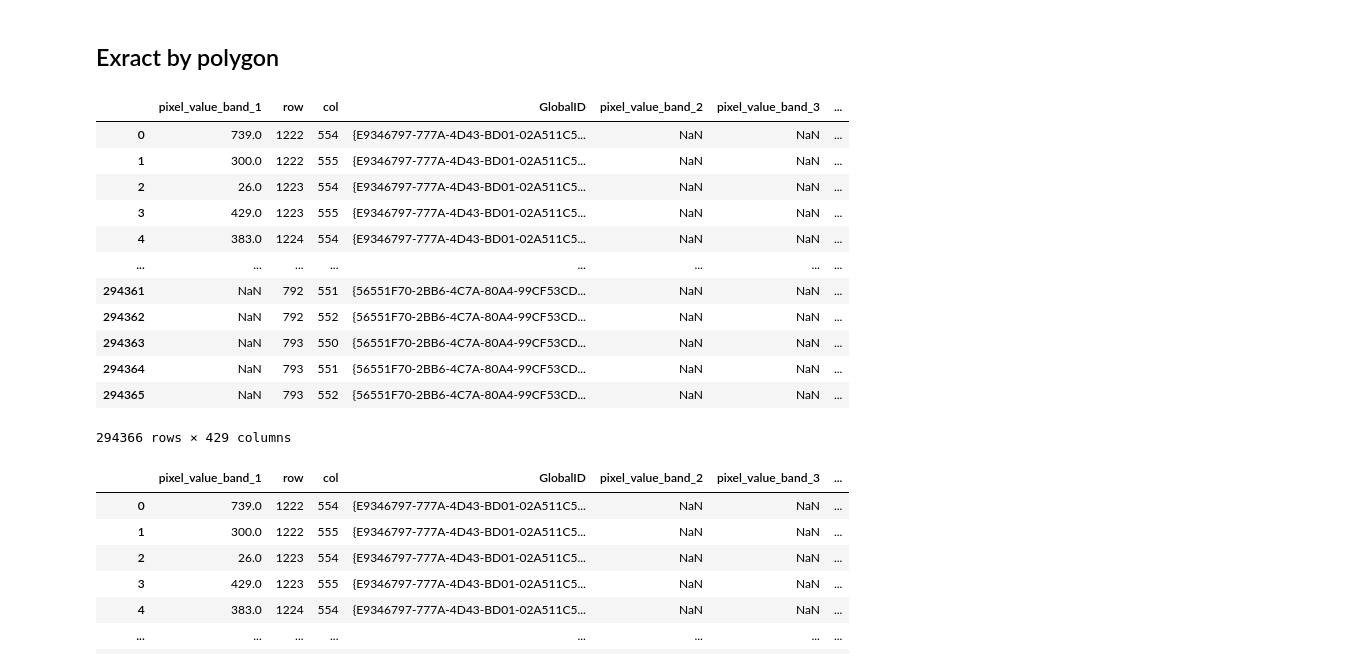
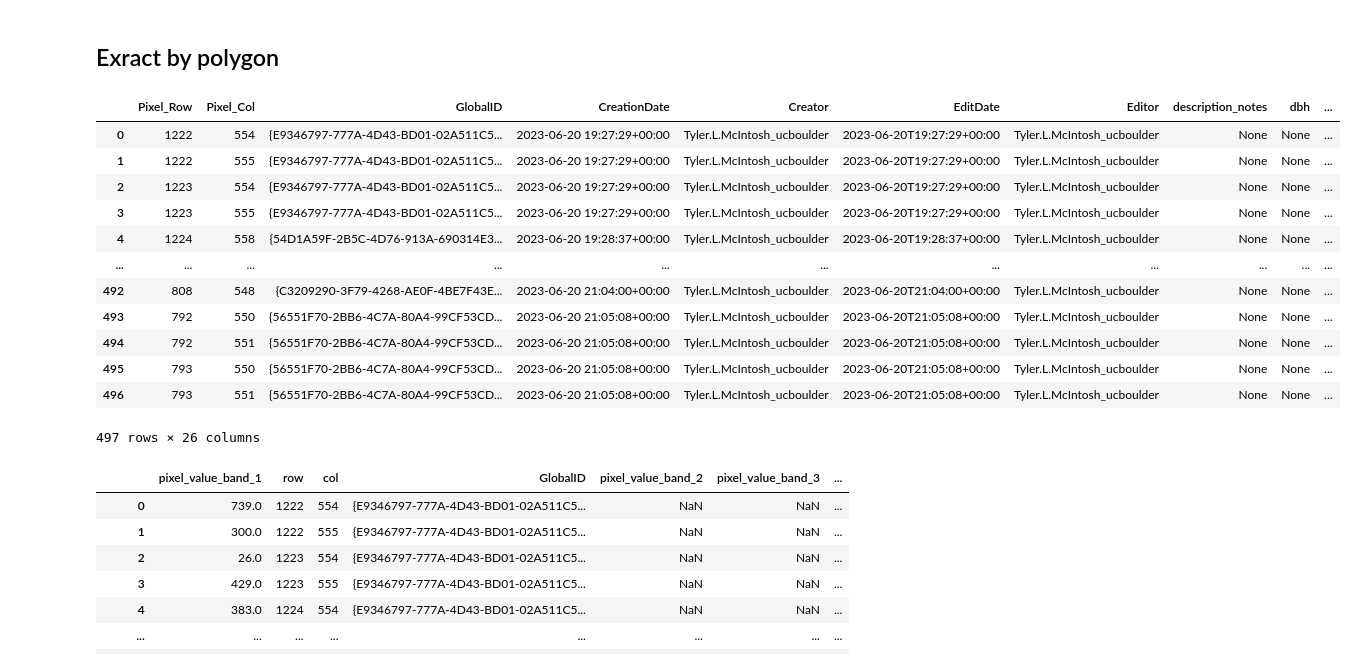
Before and after one commit to earthlab/cross-sensor-cal, a Jupyter notebook: reshape.ipynb, the cells around one changed output. Cells and saved outputs as stored; diff of their text form; code cells hidden in the pictures.

Commit message:
table manipulation

```diff
--- a/reshape.ipynb
+++ b/reshape.ipynb
@@ -354,8 +392,8 @@ for i, batch_df in enumerate(batch_flatten_melt_array(chunk)):
 # %% [markdown]
 ## Exract by polygon
 # %%
+import pandas as pd
 import rasterio
-import numpy as np
 import geopandas as gpd
 from rasterio.windows import from_bounds
 from shapely.geometry import box
@@ -375,71 +413,69 @@ class ENVIProcessor:
             self.polygons = self.polygons.to_crs(src.crs)
 
     def extract_data_by_polygons(self):
-        """Extracts chunks from the raster based on polygons and concatenates them."""
+        """Extracts the row and col indices from the raster for each polygon and appends all attributes from the polygons."""
         self.load_polygons()  # Load polygons and ensure CRS match
 
         all_data = []
         with rasterio.open(self.raster_path) as src:
             raster_bounds = src.bounds
             raster_box = box(*raster_bounds)
 
             for _, poly in self.polygons.iterrows():
                 geom = poly.geometry
                 # Skip invalid or empty geometries or those that do not intersect with the raster
                 if geom is None or geom.is_empty or not geom.intersects(raster_box):
                     continue
 
                 window = from_bounds(*geom.bounds, transform=src.transform)
                 # Skip windows that are completely outside the raster bounds
                 if window.width <= 0 or window.height <= 0:
                     continue
 
-                data = src.read(window=window)
+                # Convert window offsets to integers
+                row_off = int(window.row_off)
+                col_off = int(window.col_off)
+                # Extract the rows and cols from the window
+                rows = range(row_off, row_off + int(window.height))
+                cols = range(col_off, col_off + int(window.width))
 
-                # Skip if data is empty or all NaN
-                if data.size == 0 or np.isnan(data).all():
-                    continue
+                # Collect all attributes from the polygon
+                attributes = poly.to_dict()
 
-                # Collect necessary attributes from the polygon
-                attributes = {
-                    'GlobalID': str(poly['GlobalID']),  # Convert GlobalID to string to ensure consistency
-                    # Add other attributes here as needed, e.g., 'species': poly['species']
-                }
-
-                # Attach attributes to the data chunk
-                for i in range(data.shape[0]):  # Assuming data is [bands, rows, cols]
-                    for row in range(data.shape[1]):
-                        for col in range(data.shape[2]):
-                            all_data.append({
-                                'pixel_value_band_{}'.format(i+1): data[i, row, col],
-                                'row': row + int(window.row_off),
-                                'col': col + int(window.col_off),
-                                **attributes
-                            })
+                # Append the rows and cols along with the polygon attributes to the data list
+                for row in rows:
+                    for col in cols:
+                        pixel_data = {
+                            'Pixel_Row': row,
+                            'Pixel_Col': col,
+                            **attributes  # This adds all polygon attributes
+                        }
+                        all_data.append(pixel_data)
 
         return pd.DataFrame(all_data)
+
 
 
 
 gpkg_path = 'Datasets/niwot_aop_polygons_2023_12_8_23_analysis_ready_half_diam.gpkg'
 existing_raster_path = "NIWOT_calibration_flight_08_2020/NEON_D13_NIWO_DP1_20200801_161441_reflectance/NEON_D13_NIWO_DP1_20200801_161441_reflectanceNEON_D13_NIWO_DP1_20200801_161441_reflectance__envi"
 processor = ENVIProcessor(existing_raster_path, gpkg_path)
 df_polygons = processor.extract_data_by_polygons()
 df_polygons
 # %% [output]
-|  | pixel_value_band_1 | row | col | GlobalID | pixel_value_band_2 | pixel_value_band_3 | ... |
-| 0 | 739.0 | 1222 | 554 | {E9346797-777A-4D43-BD01-02A511C5... | NaN | NaN | ... |
-| 1 | 300.0 | 1222 | 555 | {E9346797-777A-4D43-BD01-02A511C5... | NaN | NaN | ... |
-| 2 | 26.0 | 1223 | 554 | {E9346797-777A-4D43-BD01-02A511C5... | NaN | NaN | ... |
-| 3 | 429.0 | 1223 | 555 | {E9346797-777A-4D43-BD01-02A511C5... | NaN | NaN | ... |
-| 4 | 383.0 | 1224 | 554 | {E9346797-777A-4D43-BD01-02A511C5... | NaN | NaN | ... |
-| ... | ... | ... | ... | ... | ... | ... | ... |
-| 294361 | NaN | 792 | 551 | {56551F70-2BB6-4C7A-80A4-99CF53CD... | NaN | NaN | ... |
-| 294362 | NaN | 792 | 552 | {56551F70-2BB6-4C7A-80A4-99CF53CD... | NaN | NaN | ... |
-| 294363 | NaN | 793 | 550 | {56551F70-2BB6-4C7A-80A4-99CF53CD... | NaN | NaN | ... |
-| 294364 | NaN | 793 | 551 | {56551F70-2BB6-4C7A-80A4-99CF53CD... | NaN | NaN | ... |
-| 294365 | NaN | 793 | 552 | {56551F70-2BB6-4C7A-80A4-99CF53CD... | NaN | NaN | ... |
+|  | Pixel_Row | Pixel_Col | GlobalID | CreationDate | Creator | EditDate | Editor | description_notes | dbh | ... |
+| 0 | 1222 | 554 | {E9346797-777A-4D43-BD01-02A511C5... | 2023-06-20 19:27:29+00:00 | Tyler.L.McIntosh_ucboulder | 2023-06-20T19:27:29+00:00 | Tyler.L.McIntosh_ucboulder | None | None | ... |
+| 1 | 1222 | 555 | {E9346797-777A-4D43-BD01-02A511C5... | 2023-06-20 19:27:29+00:00 | Tyler.L.McIntosh_ucboulder | 2023-06-20T19:27:29+00:00 | Tyler.L.McIntosh_ucboulder | None | None | ... |
+| 2 | 1223 | 554 | {E9346797-777A-4D43-BD01-02A511C5... | 2023-06-20 19:27:29+00:00 | Tyler.L.McIntosh_ucboulder | 2023-06-20T19:27:29+00:00 | Tyler.L.McIntosh_ucboulder | None | None | ... |
+| 3 | 1223 | 555 | {E9346797-777A-4D43-BD01-02A511C5... | 2023-06-20 19:27:29+00:00 | Tyler.L.McIntosh_ucboulder | 2023-06-20T19:27:29+00:00 | Tyler.L.McIntosh_ucboulder | None | None | ... |
+| 4 | 1224 | 558 | {54D1A59F-2B5C-4D76-913A-690314E3... | 2023-06-20 19:28:37+00:00 | Tyler.L.McIntosh_ucboulder | 2023-06-20T19:28:37+00:00 | Tyler.L.McIntosh_ucboulder | None | None | ... |
+| ... | ... | ... | ... | ... | ... | ... | ... | ... | ... | ... |
+| 492 | 808 | 548 | {C3209290-3F79-4268-AE0F-4BE7F43E... | 2023-06-20 21:04:00+00:00 | Tyler.L.McIntosh_ucboulder | 2023-06-20T21:04:00+00:00 | Tyler.L.McIntosh_ucboulder | None | None | ... |
+| 493 | 792 | 550 | {56551F70-2BB6-4C7A-80A4-99CF53CD... | 2023-06-20 21:05:08+00:00 | Tyler.L.McIntosh_ucboulder | 2023-06-20T21:05:08+00:00 | Tyler.L.McIntosh_ucboulder | None | None | ... |
+| 494 | 792 | 551 | {56551F70-2BB6-4C7A-80A4-99CF53CD... | 2023-06-20 21:05:08+00:00 | Tyler.L.McIntosh_ucboulder | 2023-06-20T21:05:08+00:00 | Tyler.L.McIntosh_ucboulder | None | None | ... |
+| 495 | 793 | 550 | {56551F70-2BB6-4C7A-80A4-99CF53CD... | 2023-06-20 21:05:08+00:00 | Tyler.L.McIntosh_ucboulder | 2023-06-20T21:05:08+00:00 | Tyler.L.McIntosh_ucboulder | None | None | ... |
+| 496 | 793 | 551 | {56551F70-2BB6-4C7A-80A4-99CF53CD... | 2023-06-20 21:05:08+00:00 | Tyler.L.McIntosh_ucboulder | 2023-06-20T21:05:08+00:00 | Tyler.L.McIntosh_ucboulder | None | None | ... |
-294366 rows × 429 columns
+497 rows × 26 columns
 # %%
 layer_columns = [f'pixel_value_band_{i}' for i in range(1, 426)]
 df_polygons = df_polygons.replace(-9999.0, np.nan)
```
Also changed, not shown: parts of 4 cells of this notebook.
